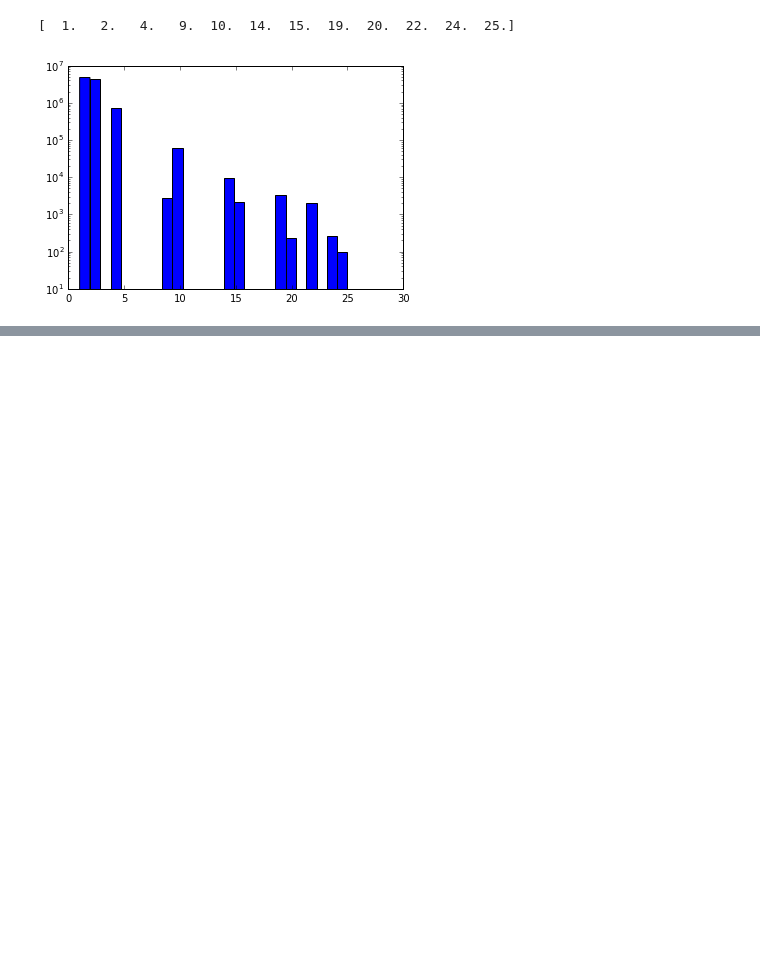
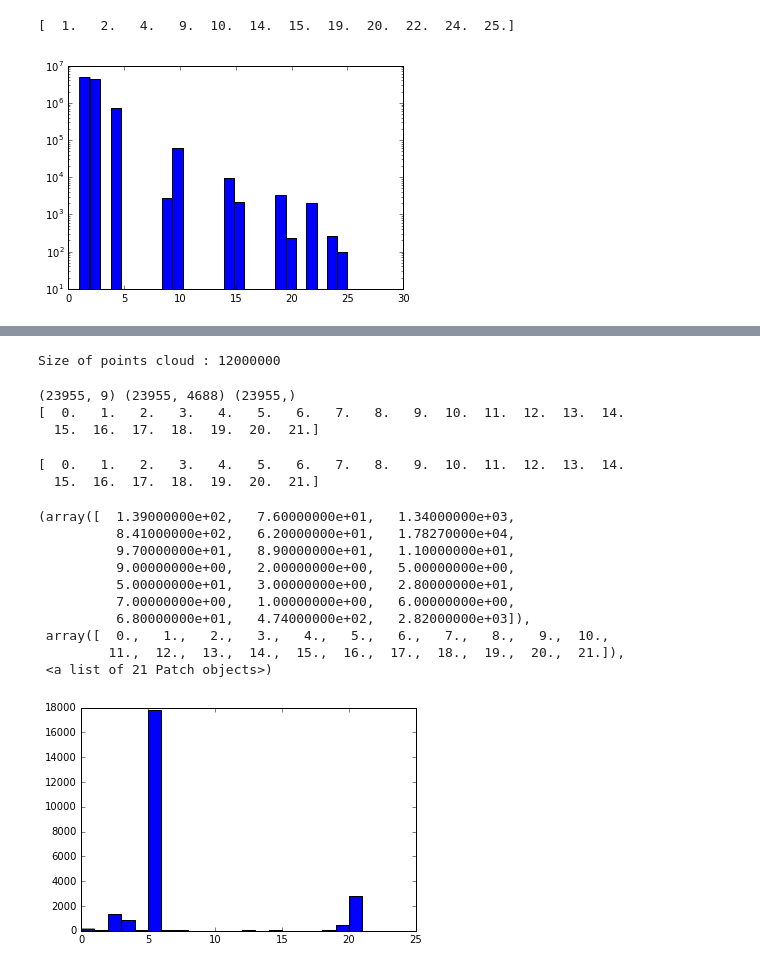
Before and after one commit to sofsoo1995/Projet_NDP, a Jupyter notebook: code/test.ipynb, the cells around one changed output, grey strips where cells are left out. Cells and saved outputs as stored; diff of their text form; code cells hidden in the pictures; blank space fills up the shorter version.

```diff
--- a/code/test.ipynb
+++ b/code/test.ipynb
@@ -321,0 +330,9 @@ u = plt.hist(new_y, log=True, bins= 26, align='mid')
+# %%
+import xml
+root = xml.etree.ElementTree.parse('../data/classes.xml').getroot()
+dico = dict()
+
+for child in root.iter('class'):
+        dico[int(child.attrib['id'])] = child.attrib['en']
+
+print(dico)
@@ -321,0 +341,3 @@ u = plt.hist(new_y, log=True, bins= 26, align='mid')
+# %%
+for ind, cl in enumerate(np.unique(old_y_patch)):
+    print(ind, cl, dico[int(cl)])
@@ -321,0 +362,42 @@ u = plt.hist(new_y, log=True, bins= 26, align='mid')
+# %%
+# We will do it on IQUMULUS
+data = read_ply("../data/Cassette_GT_patch_label.ply")
+df= pd.DataFrame(np.vstack((data['x'], data['y'], data['z'], data['patches'], data['new_label'])).T,
+                 columns=['x', 'y', 'z', 'patches', 'label'])
+label = data['new_label']
+print("Size of points cloud :", len(df))
+old_y_patch = df.groupby(['patches']).mean().values[:,3]
+y_patch = np.zeros(old_y_patch.shape)
+for ind, c in enumerate(np.unique(old_y_patch)):
+    y_patch[old_y_patch==c]=ind
+
+# Open features
+
+X_cov = np.load('../data/Cassette_GT_feature_cov.npy')
+X_octree = np.load('../data/Cassette_GT_feature_ppl.npy')
+# %% [output]
+Size of points cloud : 12000000
+# %%
+print(X_cov.shape, X_octree.shape, y_patch.shape)
+print(np.unique(y_patch))
+# %% [output]
+(23955, 9) (23955, 4688) (23955,)
+[  0.   1.   2.   3.   4.   5.   6.   7.   8.   9.  10.  11.  12.  13.  14.
+  15.  16.  17.  18.  19.  20.  21.]
+# %%
+print(np.unique(y_patch))
+plt.hist(y_patch, 21)
+# %% [output]
+[  0.   1.   2.   3.   4.   5.   6.   7.   8.   9.  10.  11.  12.  13.  14.
+  15.  16.  17.  18.  19.  20.  21.]
+(array([  1.39000000e+02,   7.60000000e+01,   1.34000000e+03,
+          8.41000000e+02,   6.20000000e+01,   1.78270000e+04,
+          9.70000000e+01,   8.90000000e+01,   1.10000000e+01,
+          9.00000000e+00,   2.00000000e+00,   5.00000000e+00,
+          5.00000000e+01,   3.00000000e+00,   2.80000000e+01,
+          7.00000000e+00,   1.00000000e+00,   6.00000000e+00,
+          6.80000000e+01,   4.74000000e+02,   2.82000000e+03]),
+ array([  0.,   1.,   2.,   3.,   4.,   5.,   6.,   7.,   8.,   9.,  10.,
+         11.,  12.,  13.,  14.,  15.,  16.,  17.,  18.,  19.,  20.,  21.]),
+ <a list of 21 Patch objects>)
+[figure, added]
```
Also changed, not shown: parts of 18 cells of this notebook.
